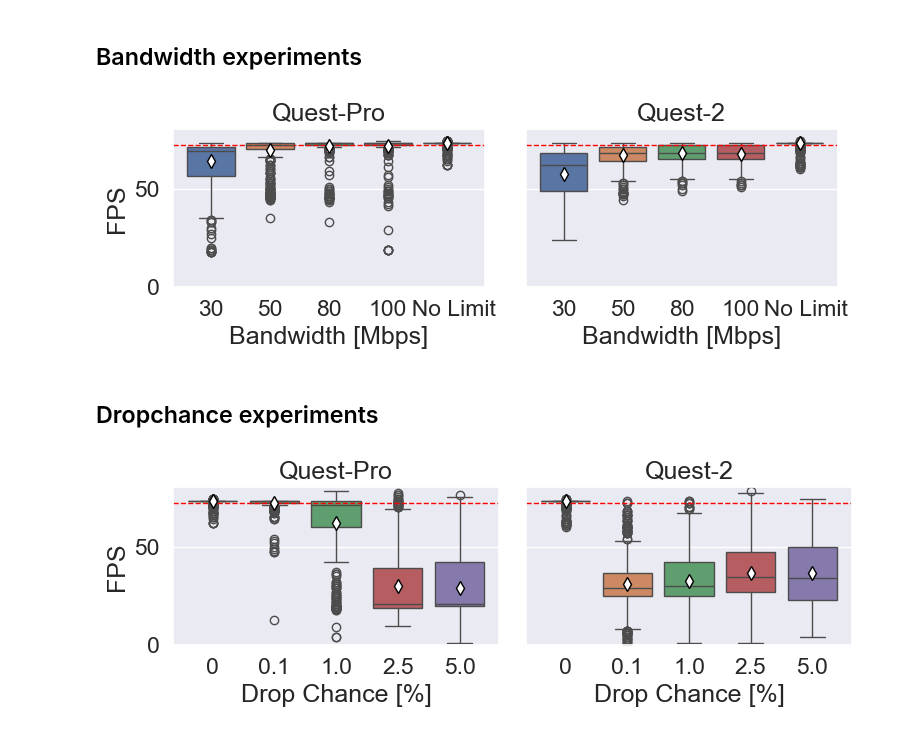
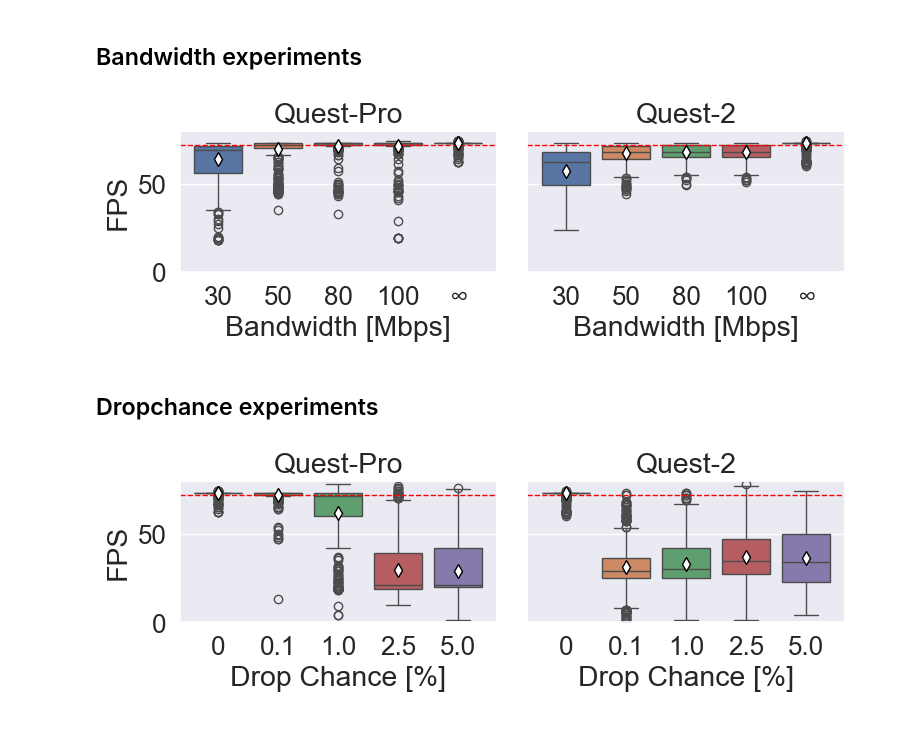
Before and after one commit to Raiduy/librnr-experiments, a Jupyter notebook: new-systemmetrics.ipynb, the cells around one changed output. Drawn from its saved outputs; the diff is of its cells as text; code cells hidden in the pictures.

```diff
--- a/new-systemmetrics.ipynb
+++ b/new-systemmetrics.ipynb
@@ -139,7 +139,7 @@ plt.rcParams['font.family'] = 'Arial'
 custom_params = {"axes.spines.right": False, "axes.spines.top": False, "axes.grid": True, "axes.linewidth": 2.0}
 sns.set_theme(style="whitegrid", rc=custom_params)
 sns.set_palette("deep")
-sns.set(font_scale=1.5)
+sns.set(font_scale=1.7)
 
 custom_mean = {"marker":"d",
                 "markerfacecolor":"white",
@@ -152,36 +152,36 @@ fig, axes = plt.subplots(figsize=(8, 3), ncols=2, sharey=True)
 
 to_plot = df[(df['altered_bandwidth'] == True) & (df['is_record'] == False) & (df['device'] == 'Quest-Pro')]
 
 sns.boxplot(y=to_plot['FPS'], x=to_plot['bandwidth'], showmeans=True, meanprops=custom_mean, palette="deep", ax=axes[0])
 axes[0].axline((0, 72), slope=0, color='red', linestyle='--', linewidth=1)
 
 labels = [item.get_text() for item in axes[0].get_xticklabels()]
-labels[4] = '  No Limit'
+labels[4] = '∞'
 axes[0].set_xticklabels(labels)
 
 axes[0].set_xlabel('Bandwidth [Mbps]')
 axes[0].set_ylim(0, 80)
 axes[0].set_title('Quest-Pro')
 
 
 to_plot = df[(df['altered_bandwidth'] == True) & (df['is_record'] == False) & (df['device'] == 'Quest-2')]
 
 sns.boxplot(y=to_plot['FPS'], x=to_plot['bandwidth'], showmeans=True, meanprops=custom_mean, palette="deep", ax=axes[1])
 axes[1].axline((0, 72), slope=0, color='red', linestyle='--', linewidth=1)
 
 labels = [item.get_text() for item in axes[1].get_xticklabels()]
-labels[4] = '  No Limit'
+labels[4] = '∞'
 axes[1].set_xticklabels(labels)
 
 axes[1].set_xlabel('Bandwidth [Mbps]')
 axes[1].set_ylim(0, 80)
 axes[1].set_title('Quest-2')
 
 plt.tight_layout()
 plt.savefig('./figures/bandwidth_exp/fps_vs_bandwidth.png', dpi=300)
 plt.show()
 # %% [output]
-[figure, old version]
+[figure, new version]
 # %% [markdown]
 ## Dropchance experiments
 # %%
@@ -220,4 +220,4 @@ plt.tight_layout()
 plt.savefig('./figures/dropchance_exp/fps_vs_dropchance.png', dpi=300)
 plt.show()
 # %% [output]
-[figure, old version]
+[figure, new version]
```
Also changed, not shown: 2 other files.
